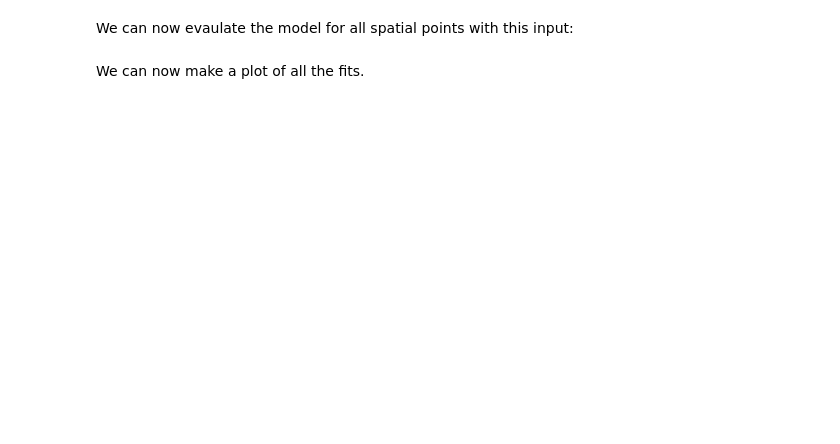
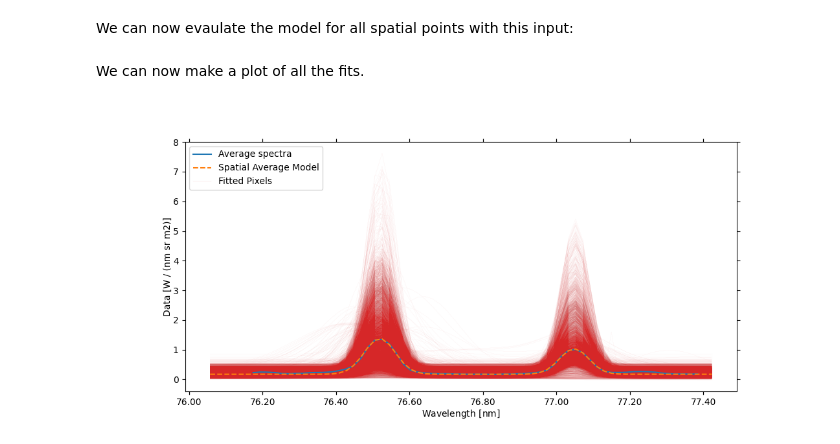
Before and after one commit to aperiosoftware/parallel-modeling-examples, a Jupyter notebook: spice/Final_Tutorial.ipynb, the cells around one changed output. Drawn from its saved outputs; the diff is of its cells as text; code cells hidden in the pictures; blank space fills up the shorter version.

```diff
--- a/spice/Final_Tutorial.ipynb
+++ b/spice/Final_Tutorial.ipynb
@@ -435,18 +439,20 @@ We can now make a plot of all the fits.
 # %%
 fig = plt.figure(figsize=(11, 5))
 
 ax = spatial_mean.plot(axes_units=[u.nm], label="Average spectra", zorder=99)
 ax.coords["wavelength"].set_major_formatter("x.xx")
 
-ax.plot(average_fit(wave), linestyle="--", label="Spatial Average Model", zorder=99)
+ax.plot(average_fit(spatial_mean.axis_world_coords("em.wl")[0]), linestyle="--", label="Spatial Average Model", zorder=99)
 
 # Iterate over each fit and plot it.
 for fit_arr in all_fits.reshape((spatial_mean.data.shape[0], -1)).T:
     line, = ax.plot(fit_arr, alpha=0.3, color="C3", linewidth=0.05)
 
 # Use the last line plotted as the anchor for the legend
 line.set_label("Fitted Pixels")
 leg = plt.legend(loc="upper left")
 # Make the legend not semi-transparent
 for lh in leg.legend_handles:
     lh.set_alpha(1)
+# %% [output]
+[figure, added]
```
Also changed, not shown: parts of 2 cells of this notebook.
